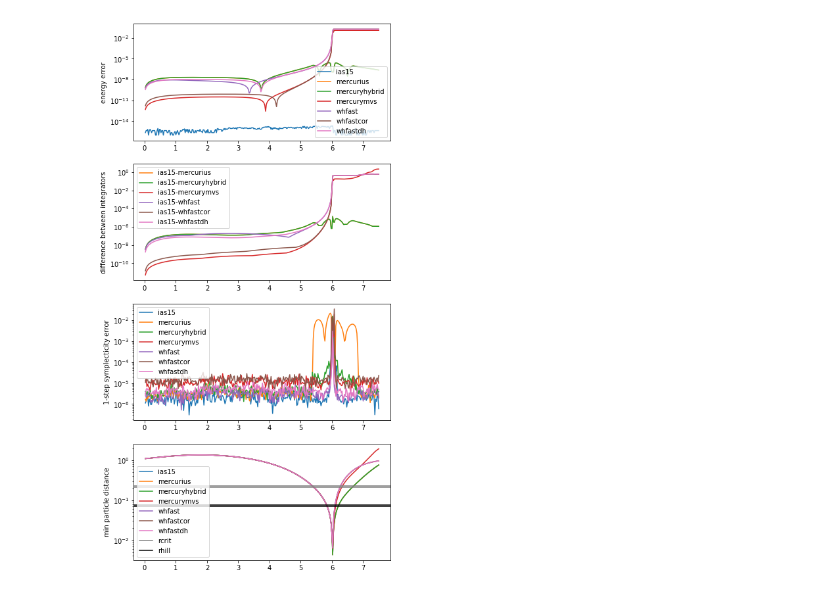
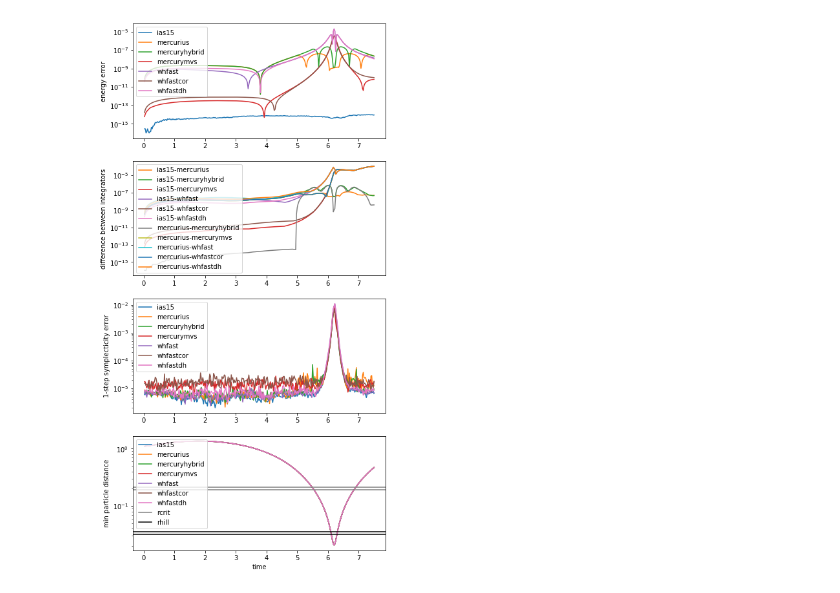
Before and after one commit to keirdarling/rebound, a Jupyter notebook: 20180708Fields/Mercury Interconnect Sept 23 2018.ipynb, the cells around one changed output. Saved outputs shown, nothing was run; the diff lists cells and outputs as text; code cells hidden in the pictures.

```diff
--- a/20180708Fields/Mercury Interconnect Sept 23 2018.ipynb
+++ b/20180708Fields/Mercury Interconnect Sept 23 2018.ipynb
@@ -30,6 +30,8 @@ def sim_copy(self):
     """
     Shallow copy of a simulation.
     """
+    self.save("tmp.bin")
+    return rebound.Simulation.from_file("tmp.bin")
     sim2 = rebound.Simulation()
     for i in range(self.N):
         sim2.add(self.particles[i])
@@ -238,7 +249,7 @@ patches = [[] for i in range(sim.N)]
 steps = 300
 xyz = np.zeros((steps,sim.N,3))
 for k in range(steps):
-    sim.step_manual("ias15")
+    sim.step_inertial("ias15")
     for i in range(sim.N):
         refid = 1
         ref = sim.particles[refid]
@@ -292,12 +289,10 @@ def symplecticity(sim,algo):
     Omega2 = np.concatenate((-np.identity(Ndim//2),np.zeros((Ndim//2,Ndim//2))),axis=1)
     Omega = np.concatenate((Omega1,Omega2))
     J = np.zeros((Ndim,Ndim))
-    delta = 1e-8
-    dt = sim.dt
-
+    delta = 1e-7
 
     sim_0 = sim.copy()
-    do_step_inertial(sim_0,algo)
+    sim_0.step_inertial(algo)
 
     for i in range(Ndim):
         sim_p = sim.copy()
@@ -316,7 +311,7 @@ def symplecticity(sim,algo):
             if i%3==2:
                 sim_p.particles[(i-Ndim//2)//3].vz += delta/sim_0.particles[(i-Ndim//2)//3].m
 
-        do_step_inertial(sim_p,algo)
+        sim_p.step_inertial(algo)
 
         for j in range(Ndim):
             if j<Ndim//2:
@@ -341,58 +336,61 @@ energy = np.zeros([len(algos),steps])
 symple = np.zeros([len(algos),steps])
 distan = np.zeros([len(algos),steps])
 times = np.zeros(steps)
-simdiff = np.zeros([len(algos)-1,steps])
+simdiffias15 = np.zeros([len(algos)-1,steps])
+simdiffmercu = np.zeros([len(algos)-2,steps])
 sims = []
 for i,algo in enumerate(algos):
     sims.append(setup_sim())
-sims[0].move_to_com()
 e0 = sims[0].calculate_energy()
-for i,algo in enumerate(algos):
-    sims[i].move_to_hel()
 for k in range(steps):
     for i,algo in enumerate(algos):
         symple[i,k] = symplecticity(sims[i],algo)
-        sims[i].move_to_hel() # Do all integrations in the heliocentric frame
-        sims[i].step_manual(algo)
-        sims[i].move_to_com() # move back to the COM frame to compare results
+        sims[i].step_inertial(algo)
         energy[i,k] = np.abs((e0-sims[i].calculate_energy())/e0)
         distan[i,k] = sims[i].get_min_distance()
         times[k] = sims[i].t
         if i>0:
-            simdiff[i-1,k] = diffsim(sims[0],sims[i])
+            simdiffias15[i-1,k] = diffsim(sims[0],sims[i])
+        if i>1:
+            simdiffmercu[i-2,k] = diffsim(sims[1],sims[i])
 # %%
 fig, ax = plt.subplots(4,1,figsize=(7,15))
 ax[0].set_yscale("log")
 for i,algo in enumerate(algos):
     ax[0].plot(times,np.maximum(energy[i,:],1e-16),label=algo)
-ax[0].legend();
+ax[0].legend(loc="upper left");
 ax[0].set_ylabel("energy error");
 next(ax[1]._get_lines.prop_cycler) # skip one color
 ax[1].set_yscale("log")
 for i,algo in enumerate(algos):
     if i>0:
-        ax[1].plot(times,simdiff[i-1],label=algos[0]+"-"+algo)
-ax[1].legend();
+        ax[1].plot(times,simdiffias15[i-1],label=algos[0]+"-"+algo)
+for i,algo in enumerate(algos):
+    if i>1:
+        ax[1].plot(times,simdiffmercu[i-2],label=algos[1]+"-"+algo)
+ax[1].legend(loc="upper left");
 ax[1].set_ylabel("difference between integrators");
 ax[2].set_yscale("log")
+#ax[2].set_ylim([1e-16,1])
 for i,algo in enumerate(algos):
      ax[2].plot(times,symple[i],label=algo)
-ax[2].legend();
+ax[2].legend(loc="upper left");
 ax[2].set_ylabel("1-step symplecticity error");
 ax[3].set_yscale("log")
 for i,algo in enumerate(algos):
      ax[3].plot(times,distan[i],label=algo)
 label = "rcrit"
 for r in rcrit:
     if r>0:
         ax[3].axhline(r,color="gray",label=label)
         label = None
 label = "rhill"
 for o in setup_sim().calculate_orbits():
     ax[3].axhline(o.rhill,color="black",label=label)
     label = None
 
-ax[3].legend();
+ax[3].legend(loc="upper left");
 ax[3].set_ylabel("min particle distance");
+ax[-1].set_xlabel("time");
 # %% [output]
-[figure, old version]
+[figure, new version]
```
Also changed, not shown: parts of 6 cells of this notebook.
